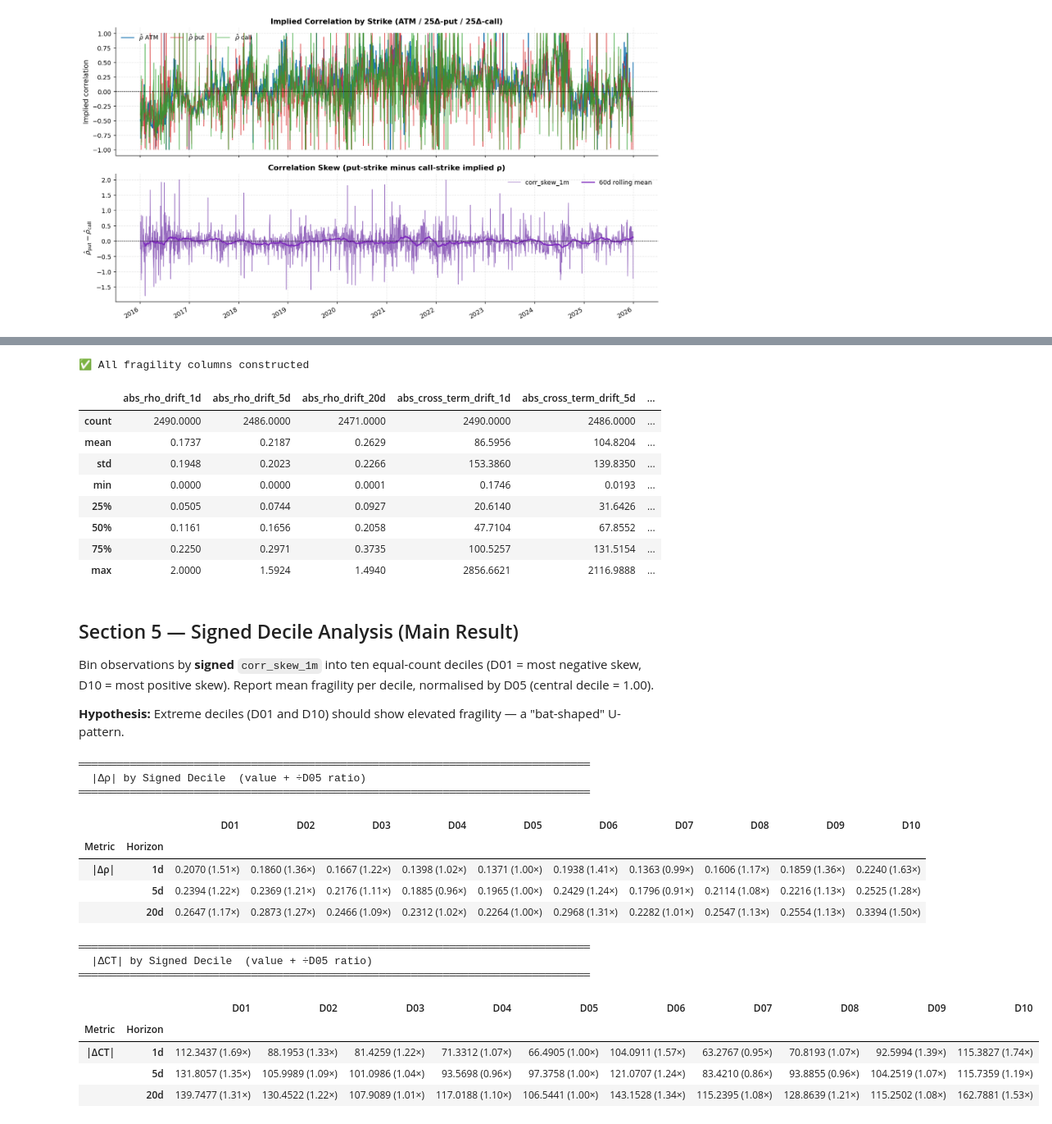
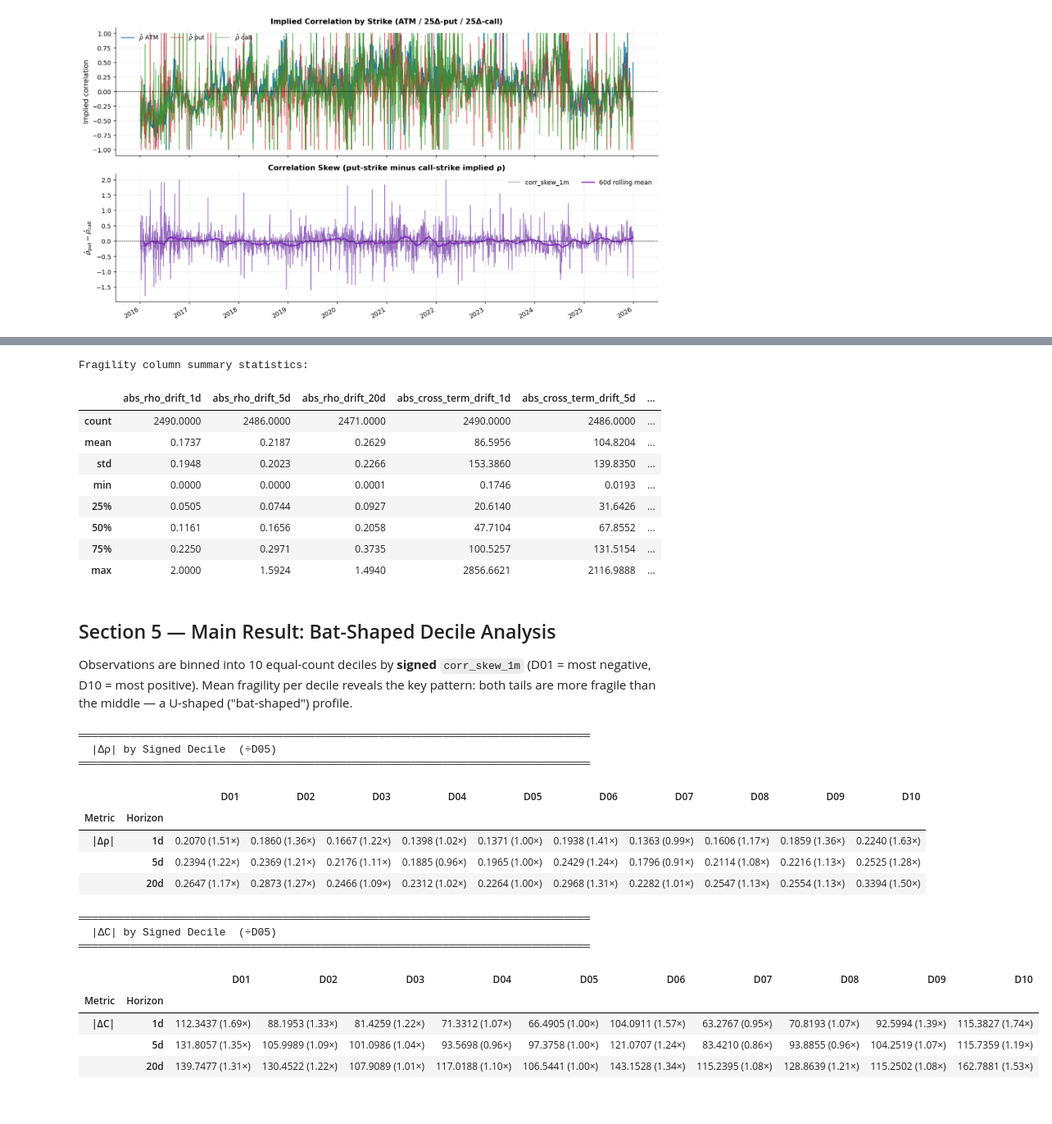
Before and after one commit to kevin-m-chang/MATH-86-Quanto-Project, a Jupyter notebook: notebooks/analysis_corr_skew.ipynb, the cells around one changed output, grey strips where cells are left out. Shown at 82% size. Drawn from its saved outputs; the diff is of its cells as text; code cells hidden in the pictures.

```diff
--- a/notebooks/analysis_corr_skew.ipynb
+++ b/notebooks/analysis_corr_skew.ipynb
@@ -141,27 +157,14 @@ Three horizons: 1-day, 5-day, 20-day.
 # %%
-HORIZONS = ["1d", "5d", "20d"]
-
-# Construct absolute-value fragility columns from signed drift columns
-for h in HORIZONS:
-    rho_col = f"rho_drift_{h}"
-    ct_col  = f"cross_term_drift_{h}"
-    if rho_col in df.columns:
-        df[f"abs_rho_drift_{h}"]   = df[rho_col].abs()
-    if ct_col in df.columns:
-        df[f"abs_cross_term_drift_{h}"] = df[ct_col].abs()
-
 frag_cols = [f"abs_rho_drift_{h}" for h in HORIZONS] + \
             [f"abs_cross_term_drift_{h}" for h in HORIZONS]
 
-missing_frag = [c for c in frag_cols if c not in df.columns]
-if missing_frag:
-    print(f"⚠️  Could not construct: {missing_frag}")
-else:
-    print("✅ All fragility columns constructed")
+print("Fragility column summary statistics:")
+display(df[frag_cols].describe().round(4))
 
-display(df[frag_cols].describe().round(4))
+grp  = df.groupby("skew_decile", observed=True)
+mgrp = df.groupby("mag_decile",  observed=True)
 # %% [output]
-✅ All fragility columns constructed
+Fragility column summary statistics:
 |  | abs_rho_drift_1d | abs_rho_drift_5d | abs_rho_drift_20d | abs_cross_term_drift_1d | abs_cross_term_drift_5d | ... |
 | count | 2490.0000 | 2486.0000 | 2471.0000 | 2490.0000 | 2486.0000 | ... |
 | mean | 0.1737 | 0.2187 | 0.2629 | 86.5956 | 104.8204 | ... |
@@ -172,68 +175,50 @@ display(df[frag_cols].describe().round(4))
 | 75% | 0.2250 | 0.2971 | 0.3735 | 100.5257 | 131.5154 | ... |
 | max | 2.0000 | 1.5924 | 1.4940 | 2856.6621 | 2116.9888 | ... |
 # %% [markdown]
-## Section 5 — Signed Decile Analysis (Main Result)
+## Section 5 — Main Result: Bat-Shaped Decile Analysis
 
-Bin observations by **signed** `corr_skew_1m` into ten equal-count deciles (D01 = most negative skew, D10 = most positive skew). Report mean fragility per decile, normalised by D05 (central decile = 1.00).
-
-**Hypothesis:** Extreme deciles (D01 and D10) should show elevated fragility — a "bat-shaped" U-pattern.
+Observations are binned into 10 equal-count deciles by **signed** `corr_skew_1m` (D01 = most negative, D10 = most positive). Mean fragility per decile reveals the key pattern: both tails are more fragile than the middle — a U-shaped ("bat-shaped") profile.
 # %%
-DECILE_LABELS = [f"D{i:02d}" for i in range(1, 11)]
-
-# Z-score corr_skew_1m (cross-sectional, to handle level shifts)
-mu  = df["corr_skew_1m"].mean()
-std = df["corr_skew_1m"].std()
-df["corr_skew_z"] = (df["corr_skew_1m"] - mu) / std
-
-# Bin into 10 equal-count deciles by signed skew
-df["skew_decile"] = pd.qcut(
-    df["corr_skew_z"], q=10, labels=DECILE_LABELS, duplicates="drop"
-)
-
-
-def decile_fragility_table(target_prefix: str, label: str) -> pd.DataFrame:
-    """Return mean fragility per decile at 1d/5d/20d, with ratio-to-D05."""
+def decile_fragility_table(groupby_obj, labels, target_prefix: str, label: str,
+                           base_label: str) -> pd.DataFrame:
+    """Mean fragility per decile at 1d/5d/20d with ratio-to-base-decile."""
     rows = []
-    grp  = df.groupby("skew_decile", observed=True)
     for h in HORIZONS:
-        col  = f"abs_{target_prefix}_drift_{h}"
-        means = grp[col].mean()
-        base  = means.get("D05", np.nan)
+        col   = f"abs_{target_prefix}_drift_{h}"
+        means = groupby_obj[col].mean()
+        base  = means.get(base_label, np.nan)
         row   = {"Horizon": h, "Metric": label}
-        for d in DECILE_LABELS:
+        for d in labels:
             v = means.get(d, np.nan)
             row[d] = f"{v:.4f}  ({v/base:.2f}×)" if not np.isnan(v) and base > 0 else "—"
         rows.append(row)
     return pd.DataFrame(rows).set_index(["Metric", "Horizon"])
 
 
 print("═" * 80)
-print("  |Δρ| by Signed Decile  (value + ÷D05 ratio)")
+print("  |Δρ| by Signed Decile  (÷D05)")
 print("═" * 80)
-tbl_rho = decile_fragility_table("rho", "|Δρ|")
-display(tbl_rho)
+display(decile_fragility_table(grp, DECILE_LABELS, "rho", "|Δρ|", "D05"))
 
-print("\n")
+print("\n" + "═" * 80)
+print("  |ΔC| by Signed Decile  (÷D05)")
 print("═" * 80)
-print("  |ΔCT| by Signed Decile  (value + ÷D05 ratio)")
-print("═" * 80)
-tbl_ct = decile_fragility_table("cross_term", "|ΔCT|")
-display(tbl_ct)
+display(decile_fragility_table(grp, DECILE_LABELS, "cross_term", "|ΔC|", "D05"))
 # %% [output]
 ════════════════════════════════════════════════════════════════════════════════
-  |Δρ| by Signed Decile  (value + ÷D05 ratio)
+  |Δρ| by Signed Decile  (÷D05)
 ════════════════════════════════════════════════════════════════════════════════
 |  |  | D01 | D02 | D03 | D04 | D05 | D06 | D07 | D08 | D09 | D10 |
 | Metric | Horizon |  |  |  |  |  |  |  |  |  |  |
 | |Δρ| | 1d | 0.2070 (1.51×) | 0.1860 (1.36×) | 0.1667 (1.22×) | 0.1398 (1.02×) | 0.1371 (1.00×) | 0.1938 (1.41×) | 0.1363 (0.99×) | 0.1606 (1.17×) | 0.1859 (1.36×) | 0.2240 (1.63×) |
 |  | 5d | 0.2394 (1.22×) | 0.2369 (1.21×) | 0.2176 (1.11×) | 0.1885 (0.96×) | 0.1965 (1.00×) | 0.2429 (1.24×) | 0.1796 (0.91×) | 0.2114 (1.08×) | 0.2216 (1.13×) | 0.2525 (1.28×) |
 |  | 20d | 0.2647 (1.17×) | 0.2873 (1.27×) | 0.2466 (1.09×) | 0.2312 (1.02×) | 0.2264 (1.00×) | 0.2968 (1.31×) | 0.2282 (1.01×) | 0.2547 (1.13×) | 0.2554 (1.13×) | 0.3394 (1.50×) |
 ════════════════════════════════════════════════════════════════════════════════
-  |ΔCT| by Signed Decile  (value + ÷D05 ratio)
+  |ΔC| by Signed Decile  (÷D05)
 ════════════════════════════════════════════════════════════════════════════════
 |  |  | D01 | D02 | D03 | D04 | D05 | D06 | D07 | D08 | D09 | D10 |
 | Metric | Horizon |  |  |  |  |  |  |  |  |  |  |
-| |ΔCT| | 1d | 112.3437 (1.69×) | 88.1953 (1.33×) | 81.4259 (1.22×) | 71.3312 (1.07×) | 66.4905 (1.00×) | 104.0911 (1.57×) | 63.2767 (0.95×) | 70.8193 (1.07×) | 92.5994 (1.39×) | 115.3827 (1.74×) |
+| |ΔC| | 1d | 112.3437 (1.69×) | 88.1953 (1.33×) | 81.4259 (1.22×) | 71.3312 (1.07×) | 66.4905 (1.00×) | 104.0911 (1.57×) | 63.2767 (0.95×) | 70.8193 (1.07×) | 92.5994 (1.39×) | 115.3827 (1.74×) |
 |  | 5d | 131.8057 (1.35×) | 105.9989 (1.09×) | 101.0986 (1.04×) | 93.5698 (0.96×) | 97.3758 (1.00×) | 121.0707 (1.24×) | 83.4210 (0.86×) | 93.8855 (0.96×) | 104.2519 (1.07×) | 115.7359 (1.19×) |
 |  | 20d | 139.7477 (1.31×) | 130.4522 (1.22×) | 107.9089 (1.01×) | 117.0188 (1.10×) | 106.5441 (1.00×) | 143.1528 (1.34×) | 115.2395 (1.08×) | 128.8639 (1.21×) | 115.2502 (1.08×) | 162.7881 (1.53×) |
 # %% [markdown]
```
Also changed, not shown: parts of 18 cells of this notebook.
